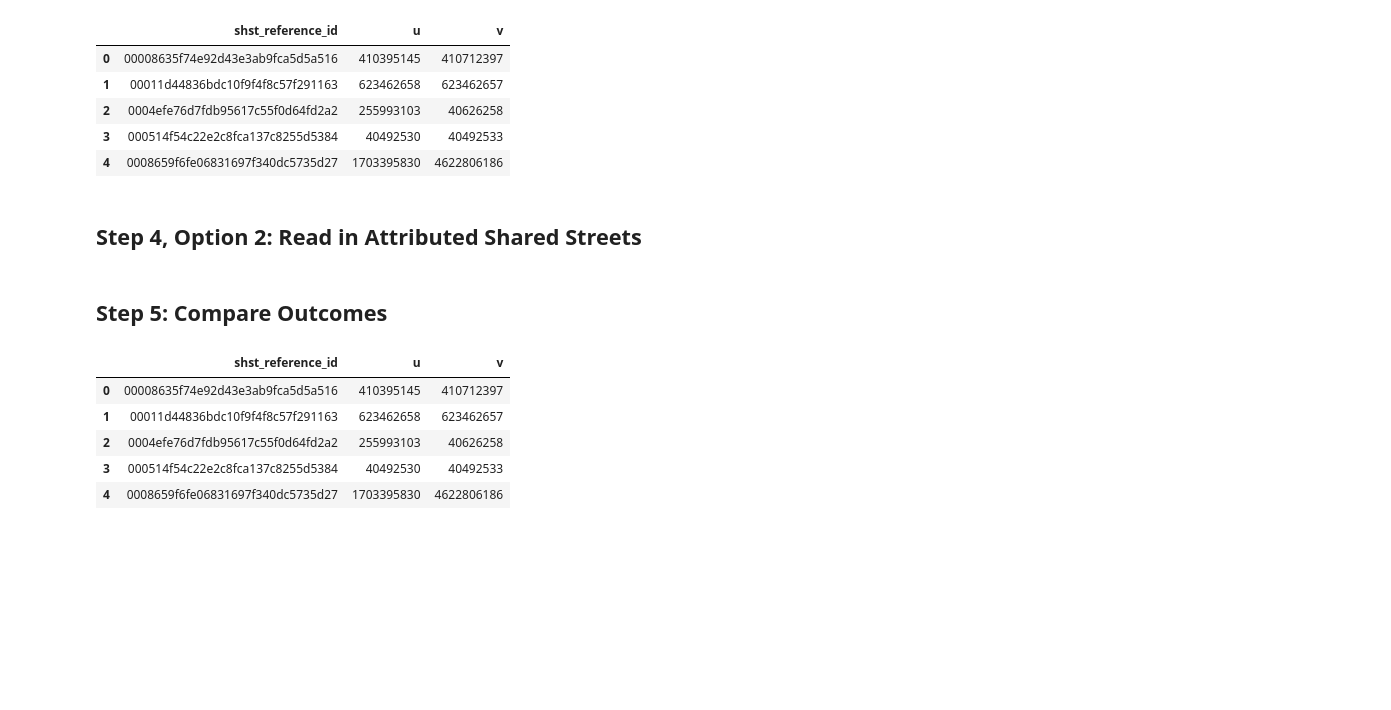
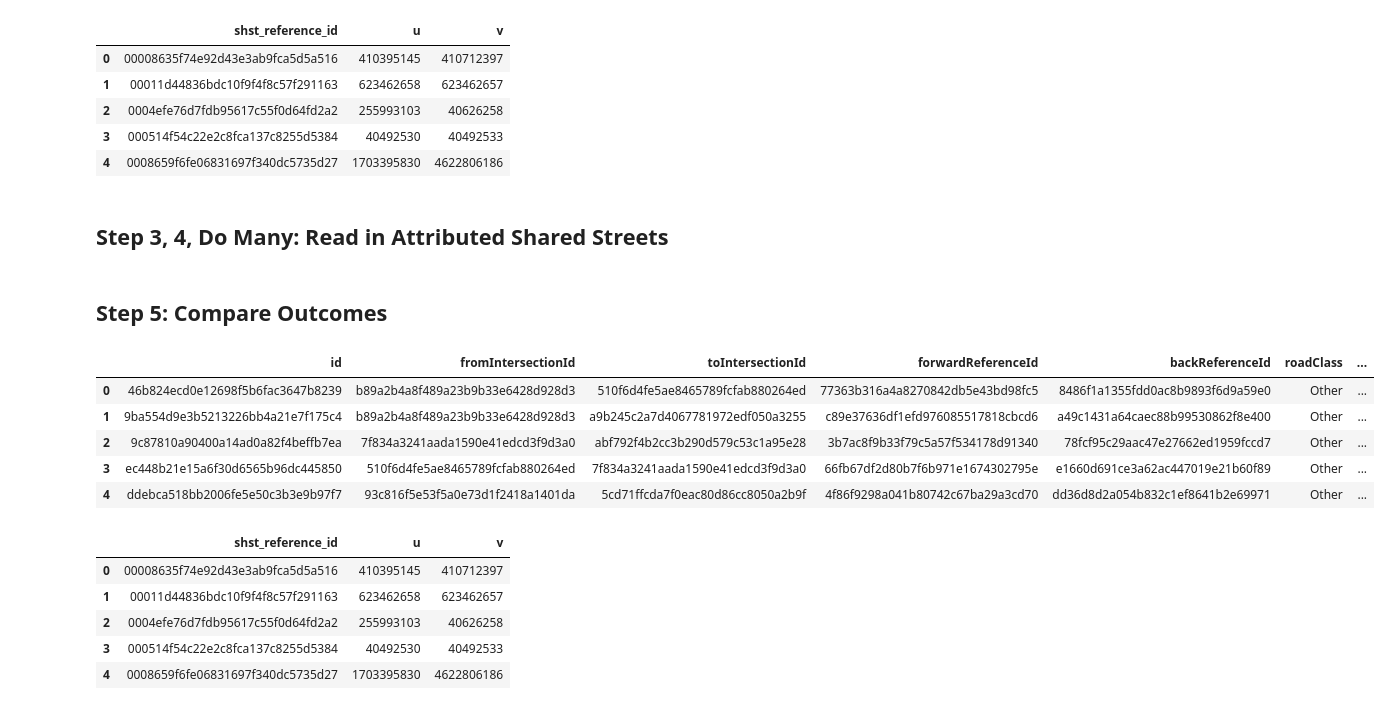
Before and after one commit to DavidOry/osm-extract-validator, a Jupyter notebook: osmnx_extract.ipynb, the cells around one changed output. Drawn from its saved outputs; the diff is of its cells as text; code cells hidden in the pictures; blank space fills up the shorter version.

```diff
--- a/osmnx_extract.ipynb
+++ b/osmnx_extract.ipynb
@@ -191,4 +210,4 @@ shst_df.head()
 # %%
 arrow.write_feather(shst_df, "shst.feather")
 # %% [markdown]
-## Step 4, Option 2: Read in Attributed Shared Streets
+## Step 3, 4, Do Many: Read in Attributed Shared Streets
@@ -196,6 +217,15 @@ arrow.write_feather(shst_df, "shst.feather")
 shst_df = arrow.read_feather("shst.feather")
 # %% [markdown]
 ## Step 5: Compare Outcomes
+# %%
+shst_gdf.head()
+# %% [output]
+|  | id | fromIntersectionId | toIntersectionId | forwardReferenceId | backReferenceId | roadClass | ... |
+| 0 | 46b824ecd0e12698f5b6fac3647b8239 | b89a2b4a8f489a23b9b33e6428d928d3 | 510f6d4fe5ae8465789fcfab880264ed | 77363b316a4a8270842db5e43bd98fc5 | 8486f1a1355fdd0ac8b9893f6d9a59e0 | Other | ... |
+| 1 | 9ba554d9e3b5213226bb4a21e7f175c4 | b89a2b4a8f489a23b9b33e6428d928d3 | a9b245c2a7d4067781972edf050a3255 | c89e37636df1efd976085517818cbcd6 | a49c1431a64caec88b99530862f8e400 | Other | ... |
+| 2 | 9c87810a90400a14ad0a82f4beffb7ea | 7f834a3241aada1590e41edcd3f9d3a0 | abf792f4b2cc3b290d579c53c1a95e28 | 3b7ac8f9b33f79c5a57f534178d91340 | 78fcf95c29aac47e27662ed1959fccd7 | Other | ... |
+| 3 | ec448b21e15a6f30d6565b96dc445850 | 510f6d4fe5ae8465789fcfab880264ed | 7f834a3241aada1590e41edcd3f9d3a0 | 66fb67df2d80b7f6b971e1674302795e | e1660d691ce3a62ac447019e21b60f89 | Other | ... |
+| 4 | ddebca518bb2006fe5e50c3b3e9b97f7 | 93c816f5e53f5a0e73d1f2418a1401da | 5cd71ffcda7f0eac80d86cc8050a2b9f | 4f86f9298a041b80742c67ba29a3cd70 | dd36d8d2a054b832c1ef8641b2e69971 | Other | ... |
 # %%
 shst_df.head()
 # %% [output]
```
Also changed, not shown: parts of 9 cells of this notebook, 5 other files.
